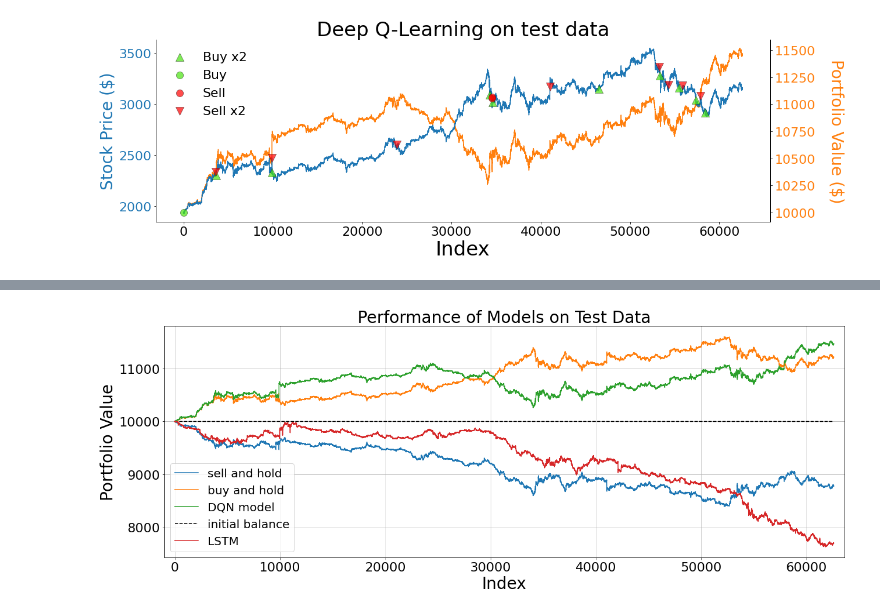
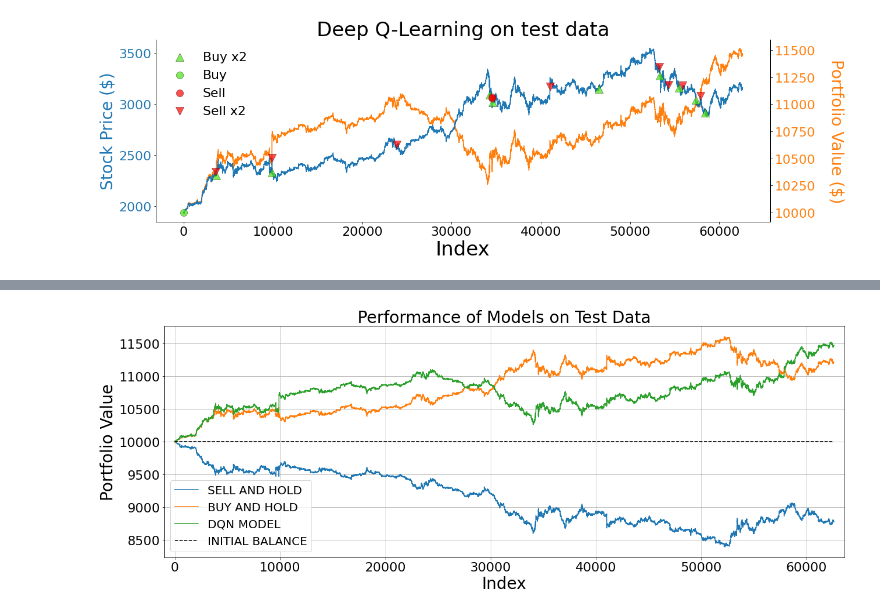
Before and after one commit to YAOS5/Amazon-Trading-Bot, a Jupyter notebook: presentation_plots.ipynb, the cells around one changed output, grey strips where cells are left out. Saved outputs shown, nothing was run; the diff lists cells and outputs as text; code cells hidden in the pictures.

Commit message:
updated presentation plots without LSTM

```diff
--- a/presentation_plots.ipynb
+++ b/presentation_plots.ipynb
@@ -36,6 +44,9 @@ train_data = load_data(train_range)
 
 val_range = [i for i in range(12, 7-1, -1)]
 val_data = load_data(val_range)
+
+test_range = [i for i in range(6, 1-1, -1)]
+test_data = load_data(test_range)
 # %%
 # BUY AND HOLD
 buy_and_hold = Environment(val_data["close"].to_list(), balance=INITIAL_BALANCE, past_ticks=PAST_TICKS)
@@ -312,6 +323,7 @@ plot(test_data["close"].to_list(), actions_sell, sell_logs.portfolio, right_y_ad
 # %%
 # EPOCH 28 gives the best portfolio values on validation data
 # path = f'./checkpoint_logs/DQN/DQN_{28*10_000}_steps'
+extra_path = "extras/"
 path = extra_path + "DQN_280000_steps"
 
 INITIAL_BALANCE = 10_000
@@ -362,26 +367,26 @@ len(lstm) - length_index
 # %%
 SMALL, MED, LARGE = 22, 28, 34
 MARGIN = 1000
 
 fig, ax = plt.subplots(figsize=(18,7))
 length_index = len(sell_logs.portfolio)
 
-plt.plot(np.arange(0, length_index), sell_logs.portfolio, label="sell and hold")
-plt.plot(np.arange(0, length_index), buy_logs.portfolio, label="buy and hold")
-plt.plot(np.arange(0, length_index), portfolio_values, label="DQN model")
-plt.plot(np.arange(0, length_index), [10_000]*length_index, c='k', linestyle='dashed', label="initial balance")
-plt.plot(np.arange(0, length_index), lstm.portfolio_values.to_list()[:-1082], label="LSTM")
+plt.plot(np.arange(0, length_index), sell_logs.portfolio, label="SELL AND HOLD")
+plt.plot(np.arange(0, length_index), buy_logs.portfolio, label="BUY AND HOLD")
+plt.plot(np.arange(0, length_index), portfolio_values, label="DQN MODEL")
+plt.plot(np.arange(0, length_index), [10_000]*length_index, c='k', linestyle='dashed', label="INITIAL BALANCE")
+# plt.plot(np.arange(0, length_index), lstm.portfolio_values.to_list()[:-1082], label="LSTM")
 
 plt.xlabel("Index", fontsize=MED)
 plt.ylabel("Portfolio Value", fontsize=MED)
 plt.title("Performance of Models on Test Data", fontsize=MED)
 
 plt.legend(fontsize=20)
 plt.grid()
 plt.tight_layout()
 
 plt.xlim([-MARGIN, length_index+MARGIN])
 
 plt.savefig("test_data_good2")
 # %% [output]
-[figure, old version]
+[figure, new version]
```
Also changed, not shown: parts of 4 cells of this notebook.
